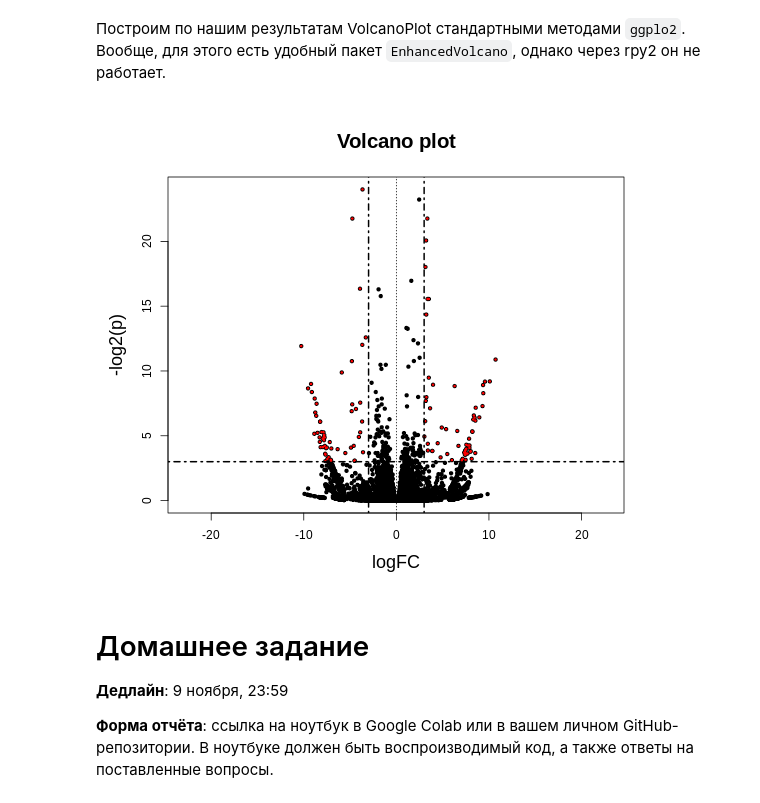
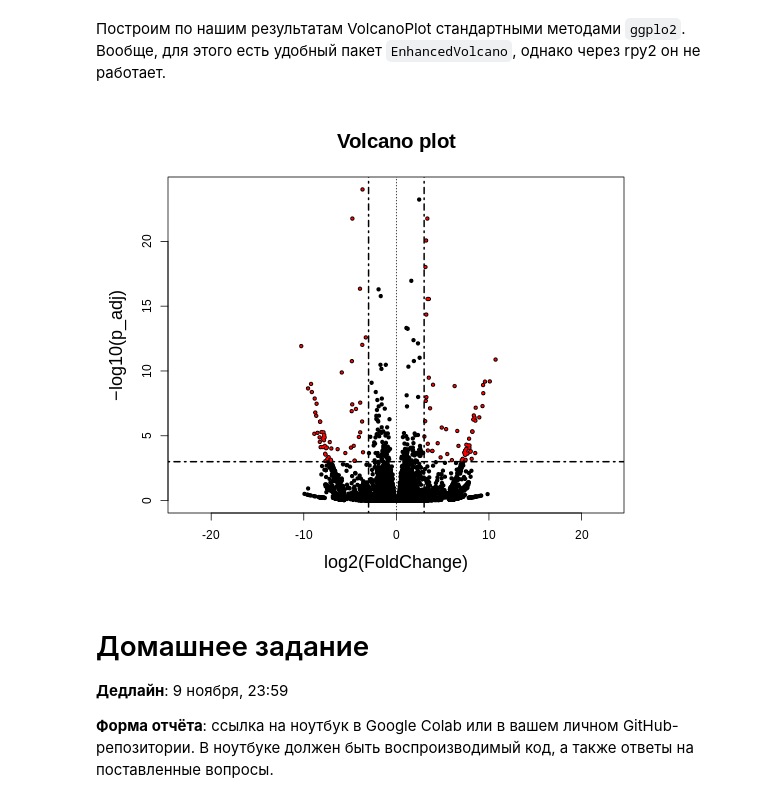
Before and after one commit to BostonGene-education/MIPT, a Jupyter notebook: 2020/RNA-Seq/03. RNA-Seq tutorial.ipynb, the cells around one changed output. Drawn from its saved outputs; the diff is of its cells as text; code cells hidden in the pictures.

```diff
--- a/2020/RNA-Seq/03. RNA-Seq tutorial.ipynb
+++ b/2020/RNA-Seq/03. RNA-Seq tutorial.ipynb
@@ -375,22 +375,22 @@ plotCounts(dds, gene="ENST00000456923.5", intgroup="condition")
 # %%
 %%R -w 600
 
 #Задаём размер текста и композицию графика
 par(mar=c(5,5,5,5), cex=1.0, cex.main=1.7, cex.axis=1, cex.lab=1.5)
 
 #Отрисовываем все точки чёрным цветом
-with(res, plot(log2FoldChange, -log10(padj), pch=20, main="Volcano plot", cex=1.0, xlab="logFC", ylab="-log2(p)"))
+with(res, plot(log2FoldChange, -log10(padj), pch=20, main="Volcano plot", cex=1.0, xlab="log2(FoldChange)", ylab="−log10(p_adj)"))
 
 #Отрисовываем точки, прошедшие порог, красным цветом
 with(subset(res, padj<0.001 & abs(log2FoldChange)>3), points(log2FoldChange, -log10(padj), pch=20, col="red", cex=0.5))
 
 #Отрисовываем линии с порогами
 abline(v=0, col="black", lty=3, lwd=1.0)
 abline(v=-3, col="black", lty=4, lwd=2.0)
 abline(v=3, col="black", lty=4, lwd=2.0)
 abline(h=3, col="black", lty=4, lwd=2.0)
 # %% [output]
-[figure, old version]
+[figure, new version]
 # %% [markdown]
 # Домашнее задание
 
```
